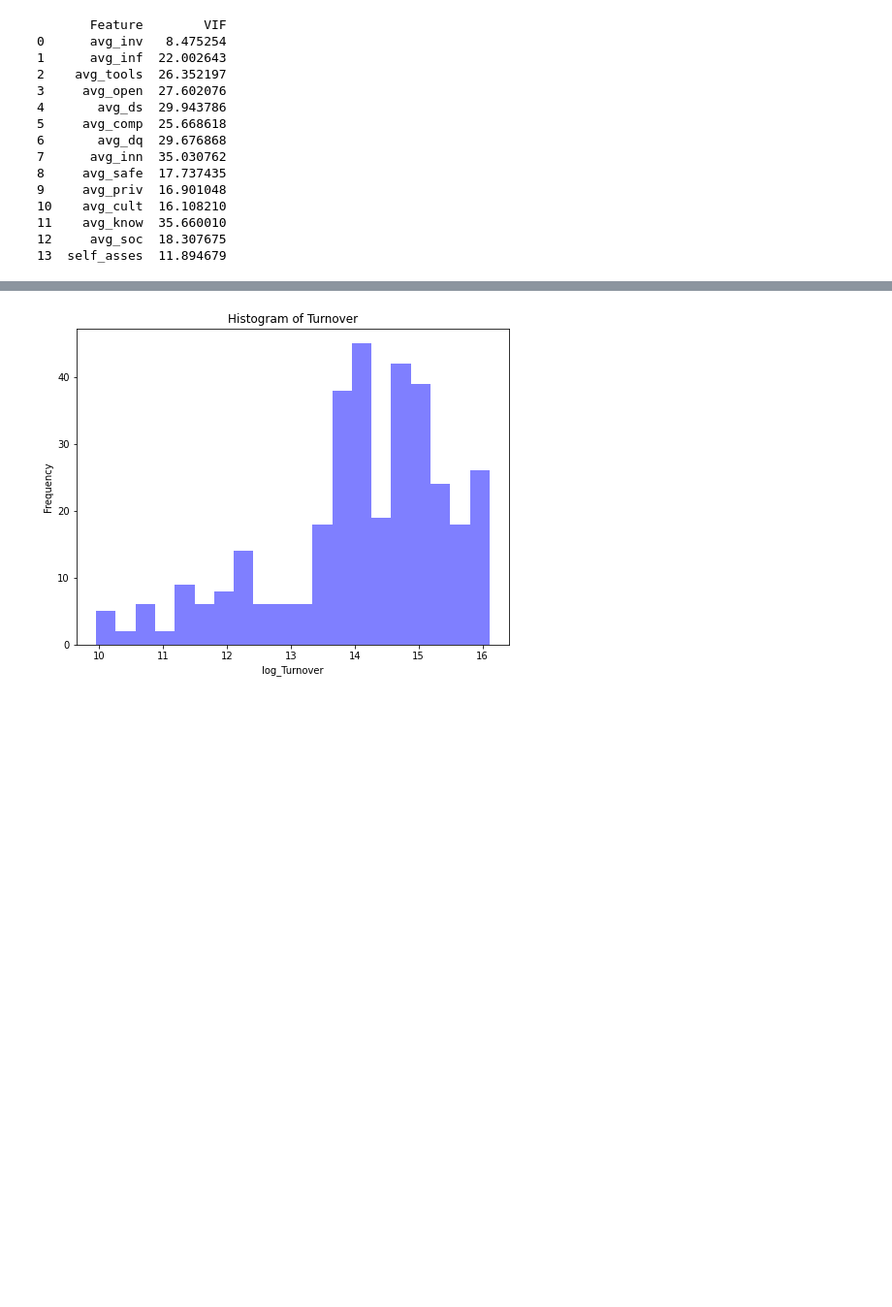
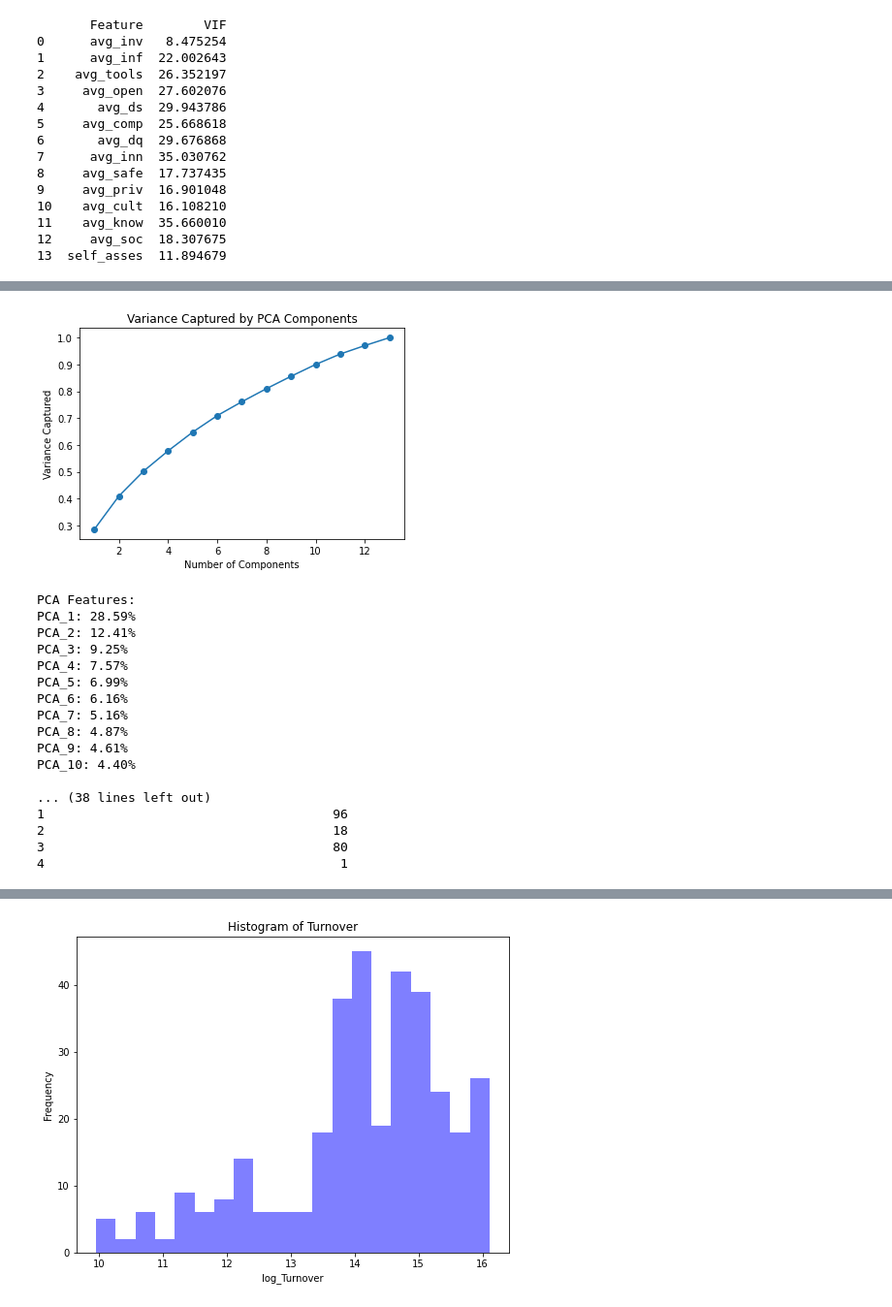
Before and after one commit to janeksmietana21/Thesis-, a Jupyter notebook: New_thesis.ipynb, the cells around one changed output, grey strips where cells are left out. Shown at 97% size. Cells and saved outputs as stored; diff of their text form; code cells hidden in the pictures; blank space fills up the shorter version.

```diff
--- a/New_thesis.ipynb
+++ b/New_thesis.ipynb
@@ -458,0 +374,75 @@ df_pca = pd.DataFrame(df_pca, columns=['PC1', 'PC2', 'PC3', 'PC4', 'PC5'])
+# %%
+import pandas as pd
+import numpy as np
+import matplotlib.pyplot as plt
+from sklearn.decomposition import PCA
+from sklearn.preprocessing import StandardScaler
+
+# Define the column names for the independent variables
+independent_columns = ['avg_inv', 'avg_inf', 'avg_tools', 'avg_open', 'avg_ds', 'avg_comp', 'avg_dq', 'avg_inn',
+                       'avg_safe', 'avg_priv', 'avg_cult', 'avg_know', 'avg_soc']
+
+# Define the column names for the dependent variable and control variables
+dependent_column = 'What was your firm’s turnover in the last calendar year? (in €)'
+control_columns = ['My enterprise is active in the following branche/industry',
+                   'Please indicate your company`s age in years',
+                   'How many FTE are in your organization?']
+
+# Create a new dataframe with the independent, dependent, and control variables
+df_selected = df[independent_columns + [dependent_column] + control_columns].copy().reset_index(drop=True)
+
+# Standardize the independent variables
+scaler = StandardScaler()
+df_scaled = scaler.fit_transform(df_selected[independent_columns])
+
+# Perform PCA for different component numbers
+component_numbers = range(1, 14)
+variance_captured = []
+for n in component_numbers:
+    pca = PCA(n_components=n)
+    pca_features = pca.fit_transform(df_scaled)
+    variance_captured.append(np.sum(pca.explained_variance_ratio_))
+
+# Plot the captured variance
+plt.plot(component_numbers, variance_captured, marker='o')
+plt.xlabel('Number of Components')
+plt.ylabel('Variance Captured')
+plt.title('Variance Captured by PCA Components')
+plt.show()
+
+# Perform PCA
+pca = PCA(n_components=10)
+pca_features = pca.fit_transform(df_scaled)
+
+
+# Create a new dataframe with PCA features, dependent variable, and control variables
+df_pca = pd.DataFrame(pca_features, columns=['PCA_1', 'PCA_2', 'PCA_3', 'PCA_4', 'PCA_5', 'PCA_6', 'PCA_7', 'PCA_8', 'PCA_9', 'PCA_10'])
+df_pca = pd.concat([df_pca, df_selected[[dependent_column] + control_columns]], axis=1)
+
+# Print the result of PCA features and their contributions
+print("PCA Features:")
+for i, feature in enumerate(['PCA_1', 'PCA_2', 'PCA_3', 'PCA_4', 'PCA_5', 'PCA_6', 'PCA_7', 'PCA_8', 'PCA_9', 'PCA_10']):
+    print(f"{feature}: {pca.explained_variance_ratio_[i] * 100:.2f}%")
+
+# Print the new dataframe with PCA features, dependent variable, and control variables
+print("\nNew Dataframe with PCA Features:")
+print(df_pca.head())
+# %% [output]
+[figure, added]
+PCA Features:
+PCA_1: 28.59%
+PCA_2: 12.41%
+PCA_3: 9.25%
+PCA_4: 7.57%
+PCA_5: 6.99%
+PCA_6: 6.16%
+PCA_7: 5.16%
+PCA_8: 4.87%
+PCA_9: 4.61%
+PCA_10: 4.40%
+
+... (38 lines left out)
+1                                      96
+2                                      18
+3                                      80
+4                                       1
```
Also changed, not shown: parts of 50 cells of this notebook.
